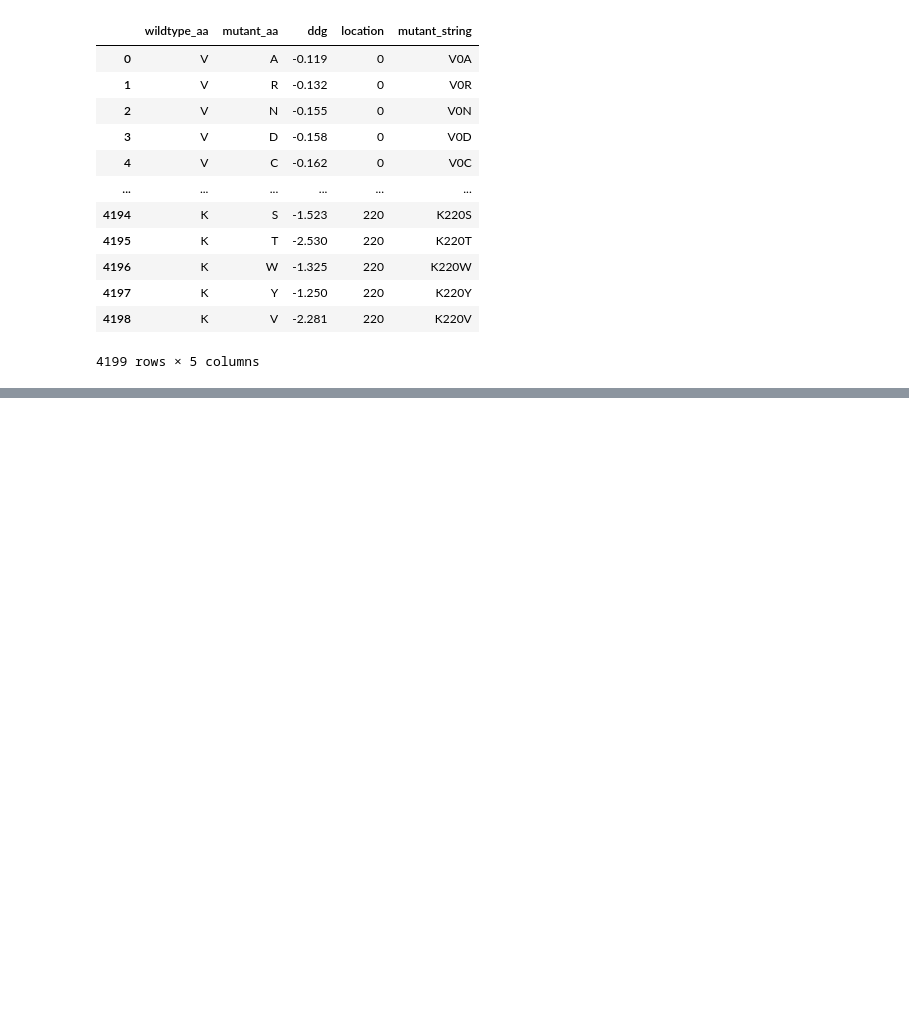
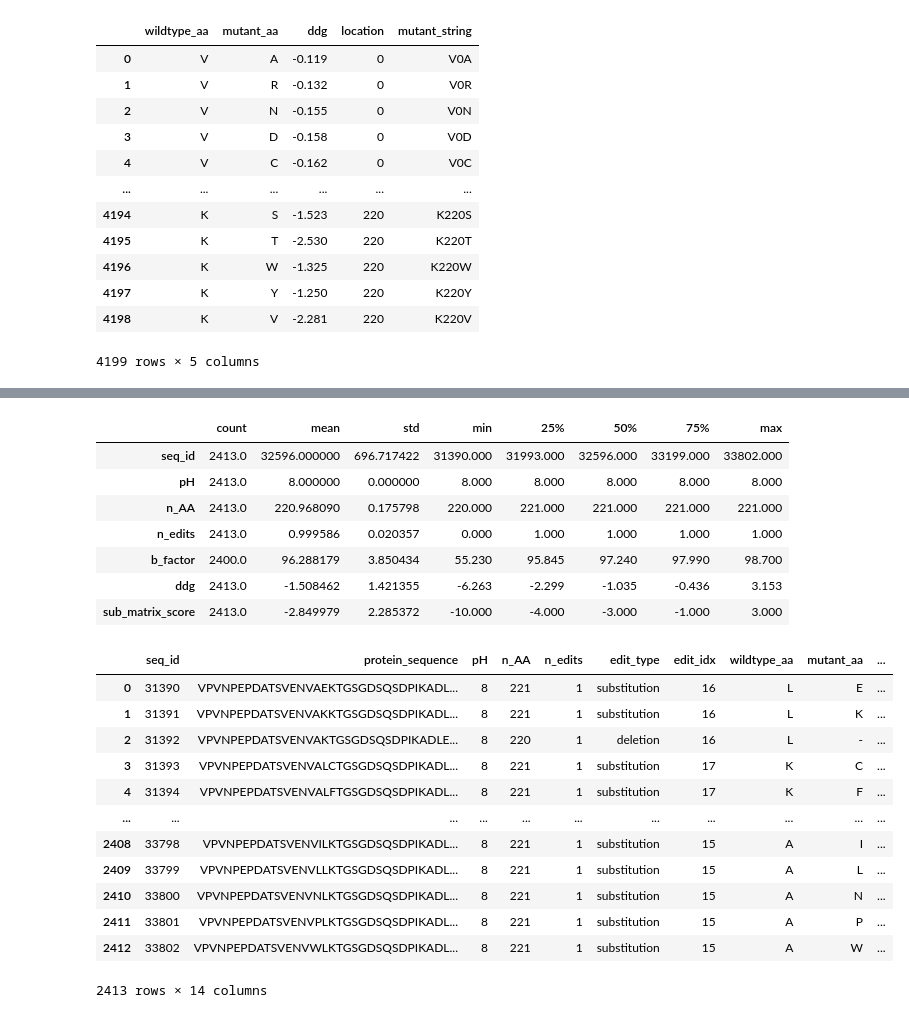
Before and after one commit to mattocanas/Novozyme-Stability-Prediction, a Jupyter notebook: Main.ipynb, the cells around one changed output, grey strips where cells are left out. Cells and saved outputs as stored; diff of their text form; code cells hidden in the pictures; blank space fills up the shorter version.

```diff
--- a/Main.ipynb
+++ b/Main.ipynb
@@ -1051,0 +1262,10 @@ display(deepddg_pred_df)
+# %%
+!pip install biopython==1.78
+# the. following code is a little confusing the understand how to write it. But essentially it is getting the matrix info and making sure it is symmetrical
+# 5.1 – Define a function to return the substitution matrix (backwards and forwards)
+from Bio.SubsMat import MatrixInfo
+def get_sub_matrix(matrix_name="blosum100"):
+    sub_matrix = getattr(MatrixInfo, matrix_name)
+    sub_matrix.update({(k[1], k[0]):v for k,v in sub_matrix.items() if (k[1], k[0]) not in list(sub_matrix.keys())})
+    return sub_matrix
+sub_matrix = get_sub_matrix()
@@ -1051,0 +1284,49 @@ display(deepddg_pred_df)
+# %%
+# 5.2 – Conduct matrix substitution
+#   --> First we create a tuple that has the wildtype amino acid and the
+#       mutant amino acid to access the substitution matrix
+#   --> Second we access the substitution matrix and replace with the respective score
+#       and in cases where no respective score is found we mark it to be updated later
+test_df["sub_matrix_tuple"] = test_df[["wildtype_aa", "mutant_aa"]].apply(tuple, axis=1)
+test_df["sub_matrix_score"] = test_df["sub_matrix_tuple"].progress_apply(lambda _mutant_tuple: sub_matrix.get(_mutant_tuple, "tbd"))
+# %%
+# 5.3 – Fill in the missing data with default values for now
+#   --> We set the default value for matrix sub to be equivalent to the bottom quartile value
+#       of all substitutions... this is because it is more deleterious than simple substitutions (larger difference)
+#   --> The default no_change value is 1 higher than the max score because a higher score means more similarity
+#DEFAULT__DELETION__MATRIXSCORE  = test_df[test_df["edit_type"]=="substitution"]["sub_matrix_score"].quantile(q=0.25)
+DEFAULT__DELETION__MATRIXSCORE = -10.0
+#DEFAULT__NO_CHANGE__MATRIXSCORE = test_df[test_df["edit_type"]=="substitution"]["sub_matrix_score"].max()+1.0
+DEFAULT__NO_CHANGE__MATRIXSCORE = 0.0
+test_df.loc[test_df['edit_type']=="deletion", 'sub_matrix_score'] = DEFAULT__DELETION__MATRIXSCORE
+test_df.loc[test_df['edit_type']=="no_change", 'sub_matrix_score'] = DEFAULT__NO_CHANGE__MATRIXSCORE
+test_df["sub_matrix_score"] = test_df["sub_matrix_score"].astype(float)
+# %%
+# 5.4 – Display the updated dataframe (and describe float/int based columns)
+display(test_df.describe().T)
+display(test_df)
+
+# higher score ----> more similar -----> likely better
+# lower score -------> mutation is to less similar residue ----> likely worse bc that changes structure more and therefore function
+# %% [output]
+|  | count | mean | std | min | 25% | 50% | 75% | max |
+| seq_id | 2413.0 | 32596.000000 | 696.717422 | 31390.000 | 31993.000 | 32596.000 | 33199.000 | 33802.000 |
+| pH | 2413.0 | 8.000000 | 0.000000 | 8.000 | 8.000 | 8.000 | 8.000 | 8.000 |
+| n_AA | 2413.0 | 220.968090 | 0.175798 | 220.000 | 221.000 | 221.000 | 221.000 | 221.000 |
+| n_edits | 2413.0 | 0.999586 | 0.020357 | 0.000 | 1.000 | 1.000 | 1.000 | 1.000 |
+| b_factor | 2400.0 | 96.288179 | 3.850434 | 55.230 | 95.845 | 97.240 | 97.990 | 98.700 |
+| ddg | 2413.0 | -1.508462 | 1.421355 | -6.263 | -2.299 | -1.035 | -0.436 | 3.153 |
+| sub_matrix_score | 2413.0 | -2.849979 | 2.285372 | -10.000 | -4.000 | -3.000 | -1.000 | 3.000 |
+|  | seq_id | protein_sequence | pH | n_AA | n_edits | edit_type | edit_idx | wildtype_aa | mutant_aa | ... |
+| 0 | 31390 | VPVNPEPDATSVENVAEKTGSGDSQSDPIKADL... | 8 | 221 | 1 | substitution | 16 | L | E | ... |
+| 1 | 31391 | VPVNPEPDATSVENVAKKTGSGDSQSDPIKADL... | 8 | 221 | 1 | substitution | 16 | L | K | ... |
+| 2 | 31392 | VPVNPEPDATSVENVAKTGSGDSQSDPIKADLE... | 8 | 220 | 1 | deletion | 16 | L | - | ... |
+| 3 | 31393 | VPVNPEPDATSVENVALCTGSGDSQSDPIKADL... | 8 | 221 | 1 | substitution | 17 | K | C | ... |
+| 4 | 31394 | VPVNPEPDATSVENVALFTGSGDSQSDPIKADL... | 8 | 221 | 1 | substitution | 17 | K | F | ... |
+| ... | ... | ... | ... | ... | ... | ... | ... | ... | ... | ... |
+| 2408 | 33798 | VPVNPEPDATSVENVILKTGSGDSQSDPIKADL... | 8 | 221 | 1 | substitution | 15 | A | I | ... |
+| 2409 | 33799 | VPVNPEPDATSVENVLLKTGSGDSQSDPIKADL... | 8 | 221 | 1 | substitution | 15 | A | L | ... |
+| 2410 | 33800 | VPVNPEPDATSVENVNLKTGSGDSQSDPIKADL... | 8 | 221 | 1 | substitution | 15 | A | N | ... |
+| 2411 | 33801 | VPVNPEPDATSVENVPLKTGSGDSQSDPIKADL... | 8 | 221 | 1 | substitution | 15 | A | P | ... |
+| 2412 | 33802 | VPVNPEPDATSVENVWLKTGSGDSQSDPIKADL... | 8 | 221 | 1 | substitution | 15 | A | W | ... |
+2413 rows × 14 columns
```
Also changed, not shown: parts of 22 cells of this notebook.
